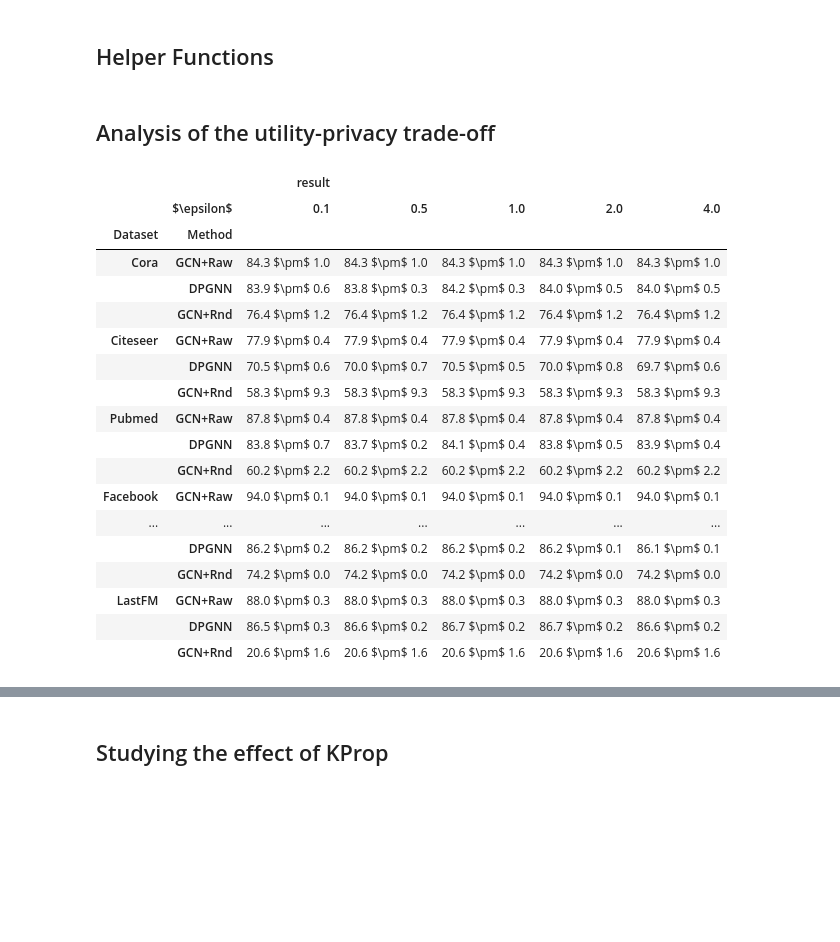
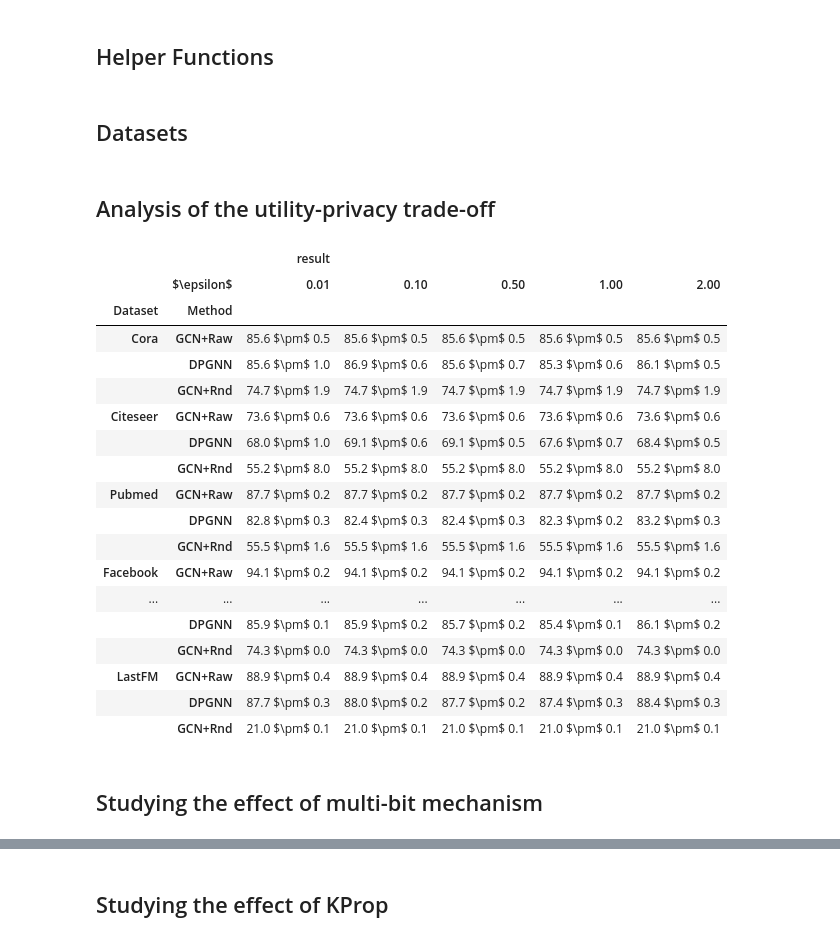
Before and after one commit to sisaman/LPGNN, a Jupyter notebook: results.ipynb, the cells around one changed output, grey strips where cells are left out. Saved outputs shown, nothing was run; the diff lists cells and outputs as text; code cells hidden in the pictures; blank space fills up the shorter version.

```diff
--- a/results.ipynb
+++ b/results.ipynb
@@ -143,3 +85,7 @@ def latex_output(df_results, top_method, colored_method=None, color=None, size=N
+# %% [markdown]
+## Datasets
+# %%
+datasets = set(available_datasets())
 # %% [markdown]
 ## Analysis of the utility-privacy trade-off
 # %%
@@ -188,46 +132,48 @@ data_rnd = explode(data_rnd, col='eps', val=epsilons)
 # %%
 names = {
     'raw': '1-GCN+Raw',
     'mbm': '2-DPGNN',
     'rnd': '3-GCN+Rnd',
     'cora': '1-Cora',
     'citeseer': '2-Citeseer',
     'pubmed': '3-Pubmed',
     'facebook': '4-Facebook',
     'github': '5-Github',
     'lastfm': '6-LastFM'
 }
-df_mean = data_dpgnn.groupby(['dataset', 'eps', 'hop'])['value'].mean().reset_index()
-idx = df_mean.groupby(['dataset', 'eps'])['value'].transform(max) == df_mean['value']
+df_mean = df_lpgnn.groupby(['dataset', 'eps', 'step'])['test_acc'].mean().reset_index()
+idx = df_mean.groupby(['dataset', 'eps'])['test_acc'].transform(max) == df_mean['test_acc']
 df_max = df_mean[idx]
-df_final = data_dpgnn.merge(df_max.drop(columns='value'), on=['dataset', 'eps', 'hop'], how='inner')
-data = df_final.append(data_gcn, ignore_index=True).append(data_rnd, ignore_index=True)
-data = data.groupby(['dataset', 'method', 'eps']).agg({'value': ['mean', lambda x: np.std(x)]}).reset_index()
+df_final = df_lpgnn.merge(df_max.drop(columns='test_acc'), on=['dataset', 'eps', 'step'], how='inner')
+data = df_final.append(df_gcn, ignore_index=True).append(df_rnd, ignore_index=True)
+data = data.groupby(['dataset', 'method', 'eps']).agg({'test_acc': ['mean', lambda x: np.std(x)]}).reset_index()
 data = data.replace(names)
 data.columns = ['Dataset', 'Method', '$\epsilon$', 'mean', 'std']
-data['result'] = data[['mean', 'std']].apply(lambda row: '%.1f $\pm$ %.1f' % (row['mean']*100, row['std']*100), axis=1)
+data['result'] = data[['mean', 'std']].apply(lambda row: '%.1f $\pm$ %.1f' % (row['mean'], row['std']), axis=1)
 data = data.drop(columns=['mean', 'std']).set_index(['Dataset', 'Method', '$\epsilon$'])
 data = data.unstack()
 data = data.rename(index=lambda name: name[2:] if name[1] == '-' else name)
 data
 # latex_output(data, top_method='GCN+Raw', size='\scriptsize', color='blue', colored_method='DPGNN')
 # %% [output]
 |  |  | result |  |  |  |  |
-|  | $\epsilon$ | 0.1 | 0.5 | 1.0 | 2.0 | 4.0 |
+|  | $\epsilon$ | 0.01 | 0.10 | 0.50 | 1.00 | 2.00 |
 | Dataset | Method |  |  |  |  |  |
-| Cora | GCN+Raw | 84.3 $\pm$ 1.0 | 84.3 $\pm$ 1.0 | 84.3 $\pm$ 1.0 | 84.3 $\pm$ 1.0 | 84.3 $\pm$ 1.0 |
-|  | DPGNN | 83.9 $\pm$ 0.6 | 83.8 $\pm$ 0.3 | 84.2 $\pm$ 0.3 | 84.0 $\pm$ 0.5 | 84.0 $\pm$ 0.5 |
-|  | GCN+Rnd | 76.4 $\pm$ 1.2 | 76.4 $\pm$ 1.2 | 76.4 $\pm$ 1.2 | 76.4 $\pm$ 1.2 | 76.4 $\pm$ 1.2 |
-| Citeseer | GCN+Raw | 77.9 $\pm$ 0.4 | 77.9 $\pm$ 0.4 | 77.9 $\pm$ 0.4 | 77.9 $\pm$ 0.4 | 77.9 $\pm$ 0.4 |
-|  | DPGNN | 70.5 $\pm$ 0.6 | 70.0 $\pm$ 0.7 | 70.5 $\pm$ 0.5 | 70.0 $\pm$ 0.8 | 69.7 $\pm$ 0.6 |
-|  | GCN+Rnd | 58.3 $\pm$ 9.3 | 58.3 $\pm$ 9.3 | 58.3 $\pm$ 9.3 | 58.3 $\pm$ 9.3 | 58.3 $\pm$ 9.3 |
-| Pubmed | GCN+Raw | 87.8 $\pm$ 0.4 | 87.8 $\pm$ 0.4 | 87.8 $\pm$ 0.4 | 87.8 $\pm$ 0.4 | 87.8 $\pm$ 0.4 |
-|  | DPGNN | 83.8 $\pm$ 0.7 | 83.7 $\pm$ 0.2 | 84.1 $\pm$ 0.4 | 83.8 $\pm$ 0.5 | 83.9 $\pm$ 0.4 |
-|  | GCN+Rnd | 60.2 $\pm$ 2.2 | 60.2 $\pm$ 2.2 | 60.2 $\pm$ 2.2 | 60.2 $\pm$ 2.2 | 60.2 $\pm$ 2.2 |
-| Facebook | GCN+Raw | 94.0 $\pm$ 0.1 | 94.0 $\pm$ 0.1 | 94.0 $\pm$ 0.1 | 94.0 $\pm$ 0.1 | 94.0 $\pm$ 0.1 |
+| Cora | GCN+Raw | 85.6 $\pm$ 0.5 | 85.6 $\pm$ 0.5 | 85.6 $\pm$ 0.5 | 85.6 $\pm$ 0.5 | 85.6 $\pm$ 0.5 |
+|  | DPGNN | 85.6 $\pm$ 1.0 | 86.9 $\pm$ 0.6 | 85.6 $\pm$ 0.7 | 85.3 $\pm$ 0.6 | 86.1 $\pm$ 0.5 |
+|  | GCN+Rnd | 74.7 $\pm$ 1.9 | 74.7 $\pm$ 1.9 | 74.7 $\pm$ 1.9 | 74.7 $\pm$ 1.9 | 74.7 $\pm$ 1.9 |
+| Citeseer | GCN+Raw | 73.6 $\pm$ 0.6 | 73.6 $\pm$ 0.6 | 73.6 $\pm$ 0.6 | 73.6 $\pm$ 0.6 | 73.6 $\pm$ 0.6 |
+|  | DPGNN | 68.0 $\pm$ 1.0 | 69.1 $\pm$ 0.6 | 69.1 $\pm$ 0.5 | 67.6 $\pm$ 0.7 | 68.4 $\pm$ 0.5 |
+|  | GCN+Rnd | 55.2 $\pm$ 8.0 | 55.2 $\pm$ 8.0 | 55.2 $\pm$ 8.0 | 55.2 $\pm$ 8.0 | 55.2 $\pm$ 8.0 |
+| Pubmed | GCN+Raw | 87.7 $\pm$ 0.2 | 87.7 $\pm$ 0.2 | 87.7 $\pm$ 0.2 | 87.7 $\pm$ 0.2 | 87.7 $\pm$ 0.2 |
+|  | DPGNN | 82.8 $\pm$ 0.3 | 82.4 $\pm$ 0.3 | 82.4 $\pm$ 0.3 | 82.3 $\pm$ 0.2 | 83.2 $\pm$ 0.3 |
+|  | GCN+Rnd | 55.5 $\pm$ 1.6 | 55.5 $\pm$ 1.6 | 55.5 $\pm$ 1.6 | 55.5 $\pm$ 1.6 | 55.5 $\pm$ 1.6 |
+| Facebook | GCN+Raw | 94.1 $\pm$ 0.2 | 94.1 $\pm$ 0.2 | 94.1 $\pm$ 0.2 | 94.1 $\pm$ 0.2 | 94.1 $\pm$ 0.2 |
 | ... | ... | ... | ... | ... | ... | ... |
-|  | DPGNN | 86.2 $\pm$ 0.2 | 86.2 $\pm$ 0.2 | 86.2 $\pm$ 0.2 | 86.2 $\pm$ 0.1 | 86.1 $\pm$ 0.1 |
-|  | GCN+Rnd | 74.2 $\pm$ 0.0 | 74.2 $\pm$ 0.0 | 74.2 $\pm$ 0.0 | 74.2 $\pm$ 0.0 | 74.2 $\pm$ 0.0 |
-| LastFM | GCN+Raw | 88.0 $\pm$ 0.3 | 88.0 $\pm$ 0.3 | 88.0 $\pm$ 0.3 | 88.0 $\pm$ 0.3 | 88.0 $\pm$ 0.3 |
-|  | DPGNN | 86.5 $\pm$ 0.3 | 86.6 $\pm$ 0.2 | 86.7 $\pm$ 0.2 | 86.7 $\pm$ 0.2 | 86.6 $\pm$ 0.2 |
-|  | GCN+Rnd | 20.6 $\pm$ 1.6 | 20.6 $\pm$ 1.6 | 20.6 $\pm$ 1.6 | 20.6 $\pm$ 1.6 | 20.6 $\pm$ 1.6 |
+|  | DPGNN | 85.9 $\pm$ 0.1 | 85.9 $\pm$ 0.2 | 85.7 $\pm$ 0.2 | 85.4 $\pm$ 0.1 | 86.1 $\pm$ 0.2 |
+|  | GCN+Rnd | 74.3 $\pm$ 0.0 | 74.3 $\pm$ 0.0 | 74.3 $\pm$ 0.0 | 74.3 $\pm$ 0.0 | 74.3 $\pm$ 0.0 |
+| LastFM | GCN+Raw | 88.9 $\pm$ 0.4 | 88.9 $\pm$ 0.4 | 88.9 $\pm$ 0.4 | 88.9 $\pm$ 0.4 | 88.9 $\pm$ 0.4 |
+|  | DPGNN | 87.7 $\pm$ 0.3 | 88.0 $\pm$ 0.2 | 87.7 $\pm$ 0.2 | 87.4 $\pm$ 0.3 | 88.4 $\pm$ 0.3 |
+|  | GCN+Rnd | 21.0 $\pm$ 0.1 | 21.0 $\pm$ 0.1 | 21.0 $\pm$ 0.1 | 21.0 $\pm$ 0.1 | 21.0 $\pm$ 0.1 |
+# %% [markdown]
+## Studying the effect of multi-bit mechanism
```
Also changed, not shown: parts of 28 cells of this notebook, 1 other file.
